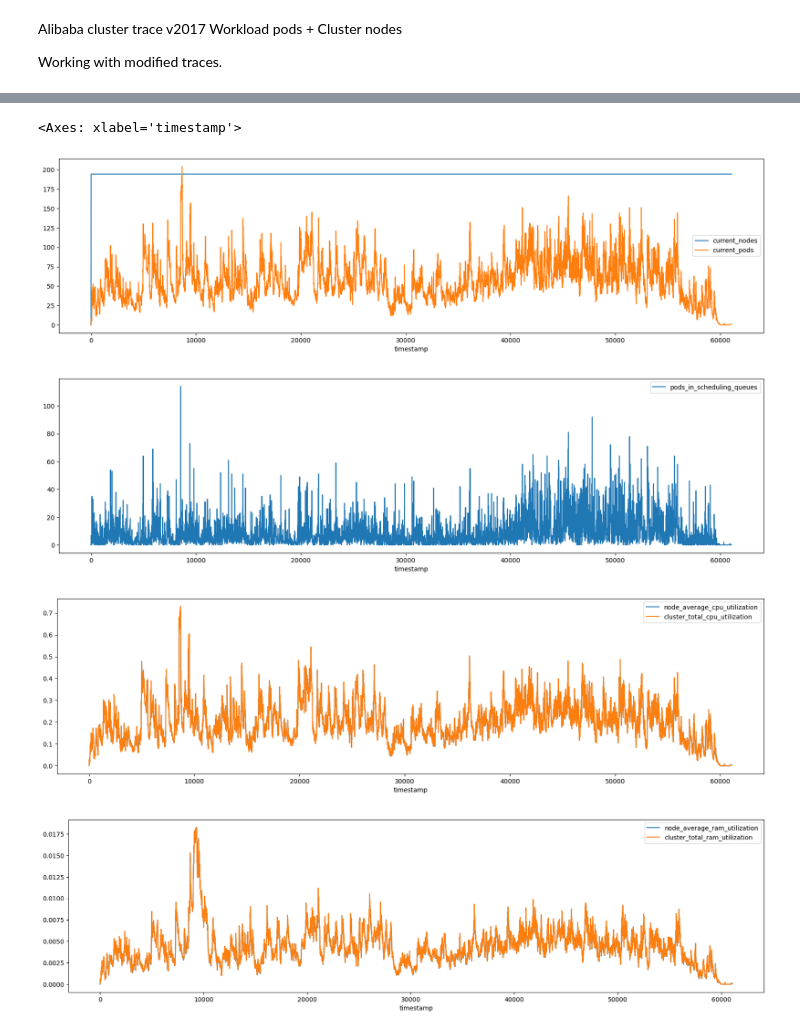
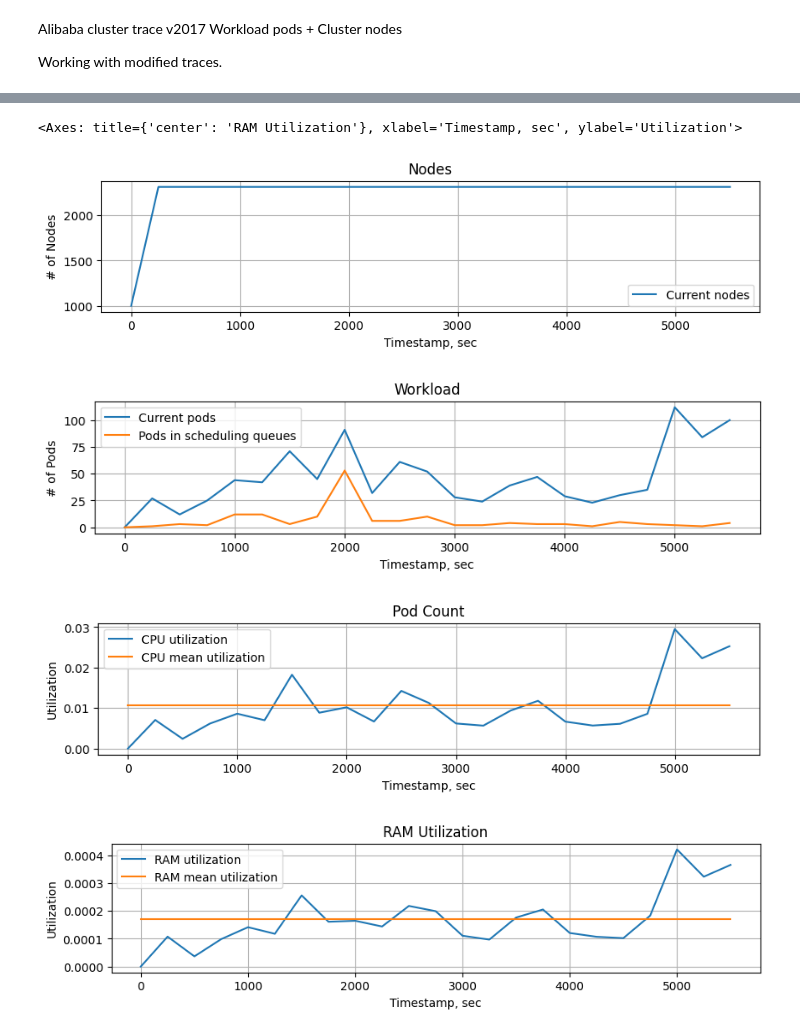
Before and after one commit to jellythefish/kubernetriks, a Jupyter notebook: experiments/alibaba_demo.ipynb, the cells around one changed output, grey strips where cells are left out. Drawn from its saved outputs; the diff is of its cells as text; code cells hidden in the pictures.

```diff
--- a/experiments/alibaba_demo.ipynb
+++ b/experiments/alibaba_demo.ipynb
@@ -32,16 +40,27 @@ batch_tasks.describe()
 | 50% | 40447.000000 | 40577.500000 | 6846.000000 | 40529.000000 | 2.000000 | 50.000000 | ... |
 | 75% | 48350.000000 | 48426.000000 | 9017.000000 | 59288.250000 | 71.000000 | 50.000000 | ... |
 | max | 59656.000000 | 61668.000000 | 12951.000000 | 80553.000000 | 64486.000000 | 60.000000 | ... |
-# %%
-sim_metrics = pd.read_csv('gauge_metrics.csv')
-sim_metrics.describe()
-sim_metrics.plot(x='timestamp', y=['current_nodes', "current_pods"], figsize=(20,5))
-sim_metrics.plot(x='timestamp', y=['pods_in_scheduling_queues'], figsize=(20,5))
-sim_metrics.plot(x='timestamp', y=['node_average_cpu_utilization', "cluster_total_cpu_utilization"], figsize=(20,5))
-sim_metrics.plot(x='timestamp', y=['node_average_ram_utilization', "cluster_total_ram_utilization"], figsize=(20,5))
-# %% [output]
-<Axes: xlabel='timestamp'>
-[figure, removed]
-[figure, removed]
-[figure, removed]
-[figure, removed]
+# %%
+sim_metrics = pd.read_csv('gauge_metrics.csv')
+# rename
+sim_metrics["Current nodes"] = sim_metrics["current_nodes"]
+sim_metrics["Current pods"] = sim_metrics["current_pods"]
+sim_metrics["Pods in scheduling queues"] = sim_metrics["pods_in_scheduling_queues"]
+sim_metrics["CPU utilization"] = sim_metrics["cluster_total_cpu_utilization"]
+sim_metrics["RAM utilization"] = sim_metrics["cluster_total_ram_utilization"]
+sim_metrics["CPU mean utilization"] = sim_metrics["cluster_total_cpu_utilization"].mean()
+sim_metrics["RAM mean utilization"] = sim_metrics["cluster_total_ram_utilization"].mean()
+# make less data due to over sharpness
+# yticks=[0.00, 0.02, sim_metrics["CPU mean utilization"][0], 0.04, 0.06, 0.08, 0.10]
+# yticks=[0.0000, 0.0005, sim_metrics["RAM mean utilization"][0], 0.0010, 0.0015, 0.0020, 0.0025]
+sim_metrics = sim_metrics.iloc[::50, :]
+sim_metrics.plot(title="Nodes", x='timestamp', y=["Current nodes"], xlabel="Timestamp, sec", ylabel="# of Nodes", grid=True, figsize=(10,2))
+sim_metrics.plot(title="Workload", x='timestamp', y=["Current pods", 'Pods in scheduling queues'], xlabel="Timestamp, sec", ylabel="# of Pods", grid=True, figsize=(10,2))
+sim_metrics.plot(title="Pod Count", x='timestamp', y=["CPU utilization", "CPU mean utilization"], xlabel="Timestamp, sec", ylabel="Utilization", grid=True, figsize=(10,2))
+sim_metrics.plot(title="RAM Utilization", x='timestamp', y=["RAM utilization", "RAM mean utilization"], xlabel="Timestamp, sec", ylabel="Utilization", grid=True, figsize=(10,2))
+# %% [output]
+<Axes: title={'center': 'RAM Utilization'}, xlabel='Timestamp, sec', ylabel='Utilization'>
+[figure, added]
+[figure, added]
+[figure, added]
+[figure, added]
```
Also changed, not shown: parts of 3 cells of this notebook, 8 other files.
